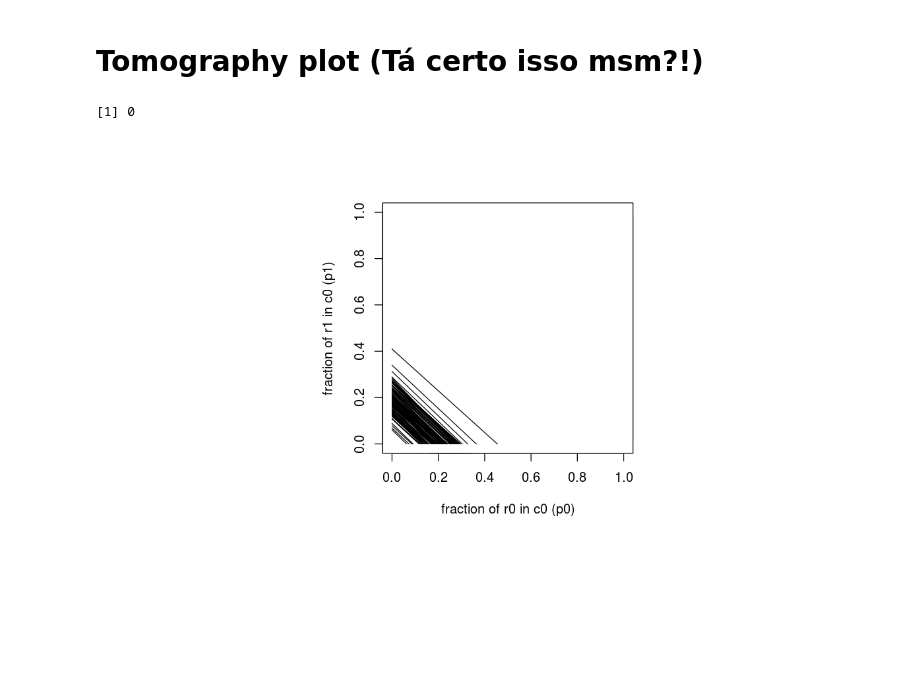
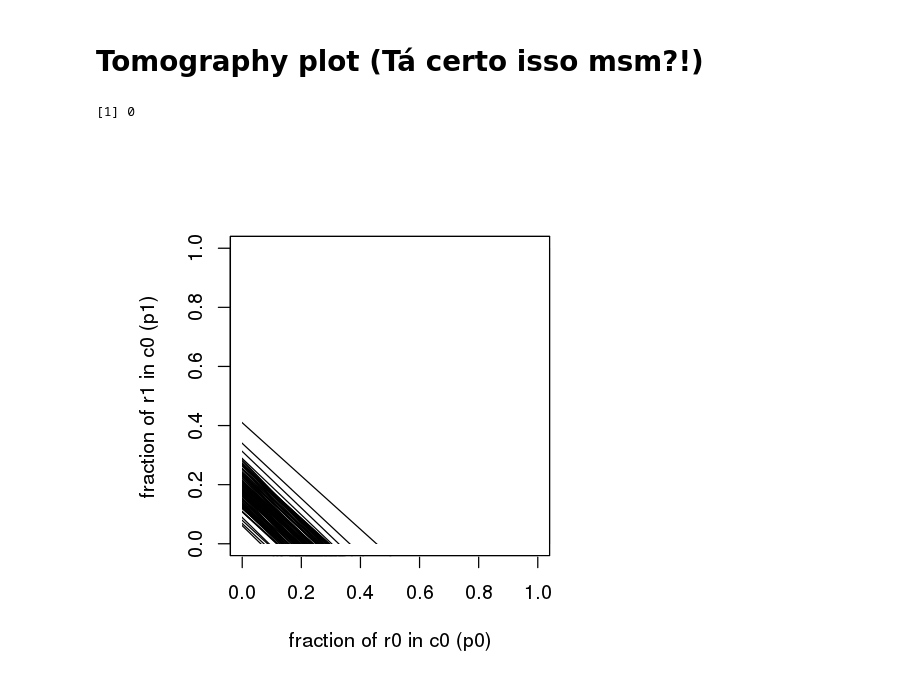
Before and after one commit to Guzpenha/Ecological-Inference-on-social-data, a Jupyter notebook: experiments/1 - Data exploration .ipynb, the cells around one changed output. Drawn from its saved outputs; the diff is of its cells as text; code cells hidden in the pictures; blank space fills up the shorter version.

```diff
--- a/experiments/1 - Data exploration .ipynb
+++ b/experiments/1 - Data exploration .ipynb
@@ -52,12 +56,12 @@ scatter.smooth(1-gender_data$Y, gender_data$W2,xlab="(1-Y) (% female)", ylab="W2
 # %%
 library(MCMCpack)
 par(mfrow=c(1,1))
+options(repr.plot.width=4.5, repr.plot.height=4.5)
 c0= (gender_data$X)
 c1= (1-gender_data$X)
 r0 = gender_data$Y
 r1 = (1- gender_data$Y)
 tomogplot(r0, r1, c0, c1)
-plot(gender_data)
 # %% [output]
 [1] 0
-[figure, old version]
+[figure, new version]
```
Also changed, not shown: parts of 3 cells of this notebook.
